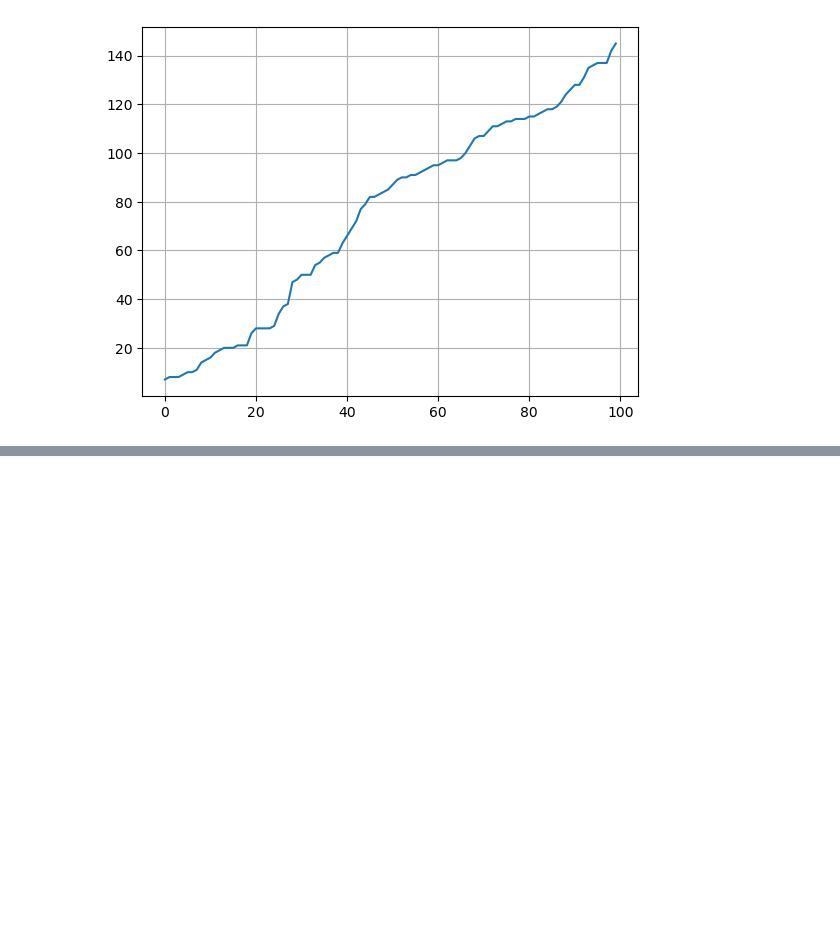
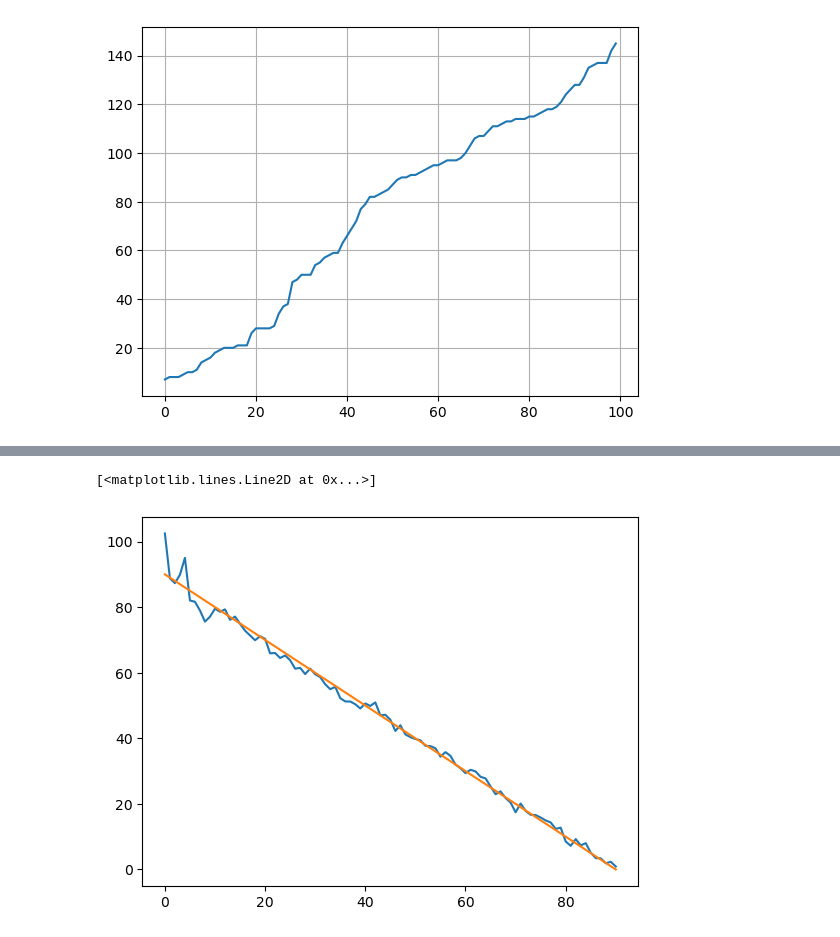
Before and after one commit to RangerCoF/CMPSS_RUL, a Jupyter notebook: main.ipynb, the cells around one changed output, grey strips where cells are left out. Drawn from its saved outputs; the diff is of its cells as text; code cells hidden in the pictures; blank space fills up the shorter version.

```diff
--- a/main.ipynb
+++ b/main.ipynb
@@ -58,9 +66,9 @@ for i in range(1, 101):
 
     #print((i, len(train_label), len(train_X), rul_unit, len(data_unit)))
 
-train_X = np.array(train_X)
-train_no = np.array(train_no)
-train_label = np.array(train_label)
+train_X = torch.tensor(np.array(train_X), dtype=torch.float32)
+train_label = torch.tensor(np.array(train_label), dtype=torch.float32)
+train_no = torch.tensor(np.array(train_no), dtype=torch.int32)
 # %%
 test_X = []
 test_label = []
@@ -125,0 +121,34 @@ RUL is smaller than window
+# %%
+input_dim = 30 * 14
+hidden_dim = 128
+output_dim = 1
+model = MLP(input_dim, hidden_dim, output_dim)
+
+criterion = nn.MSELoss()
+optimizer = optim.Adam(model.parameters(), lr=0.001)
+# %%
+batch_size = 64
+
+train_dataset = TensorDataset(train_X, train_label)
+test_dataset = TensorDataset(test_X, test_label)
+train_loader = DataLoader(dataset=train_dataset, batch_size=batch_size, shuffle=True)
+test_loader = DataLoader(dataset=test_dataset, batch_size=batch_size, shuffle=False)
+# %%
+num_epochs = 500
+for epoch in tqdm(range(num_epochs)):
+    model.train()
+
+    for i, (inputs, labels) in enumerate(train_loader):
+        # 前向传播
+        outputs = model(inputs)
+        loss = criterion(outputs, labels)
+
+        # 反向传播和优化
+        optimizer.zero_grad()
+        loss.backward()
+        optimizer.step()
+
+        if (epoch + 1) % 10 == 0 and (i + 1) % 100 == 0:
+            print(f'Epoch [{epoch+1}/{num_epochs}], Step [{i+1}/{len(train_loader)}], Loss: {loss.item():.4f}')
+
+print("训练结束")
@@ -125,0 +169,8 @@ RUL is smaller than window
+# %%
+model.eval()
+pred = model(train_X[train_no==5]).detach().numpy()
+plt.plot(pred)
+plt.plot(train_label[train_no==5])
+# %% [output]
+[<matplotlib.lines.Line2D at 0x...>]
+[figure, added]
```
Also changed, not shown: parts of 9 cells of this notebook.
